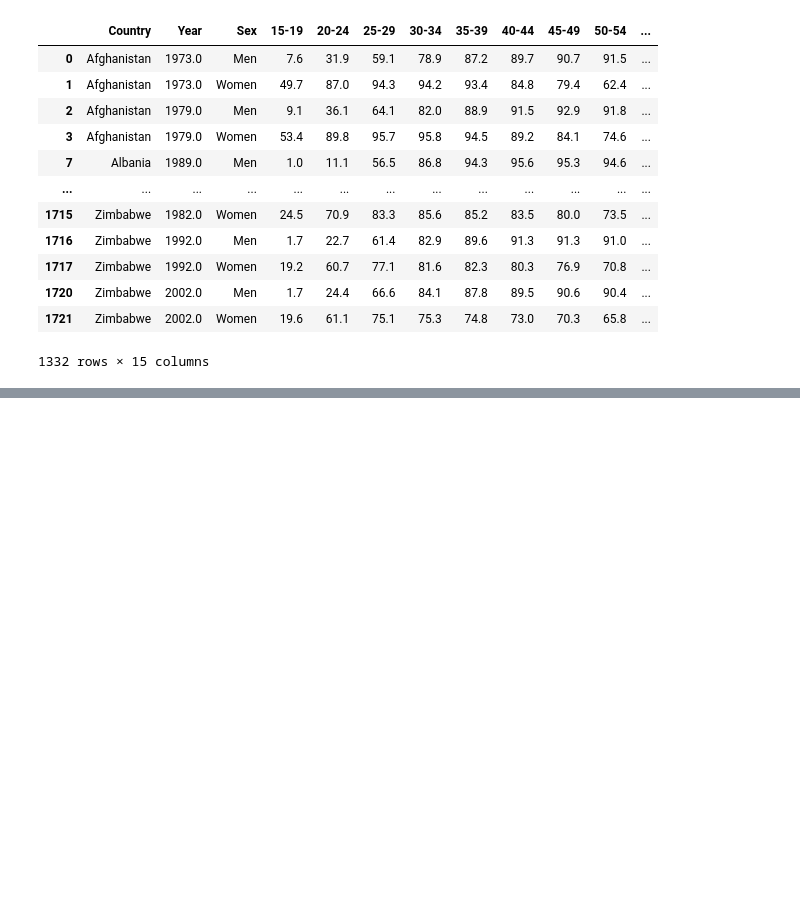
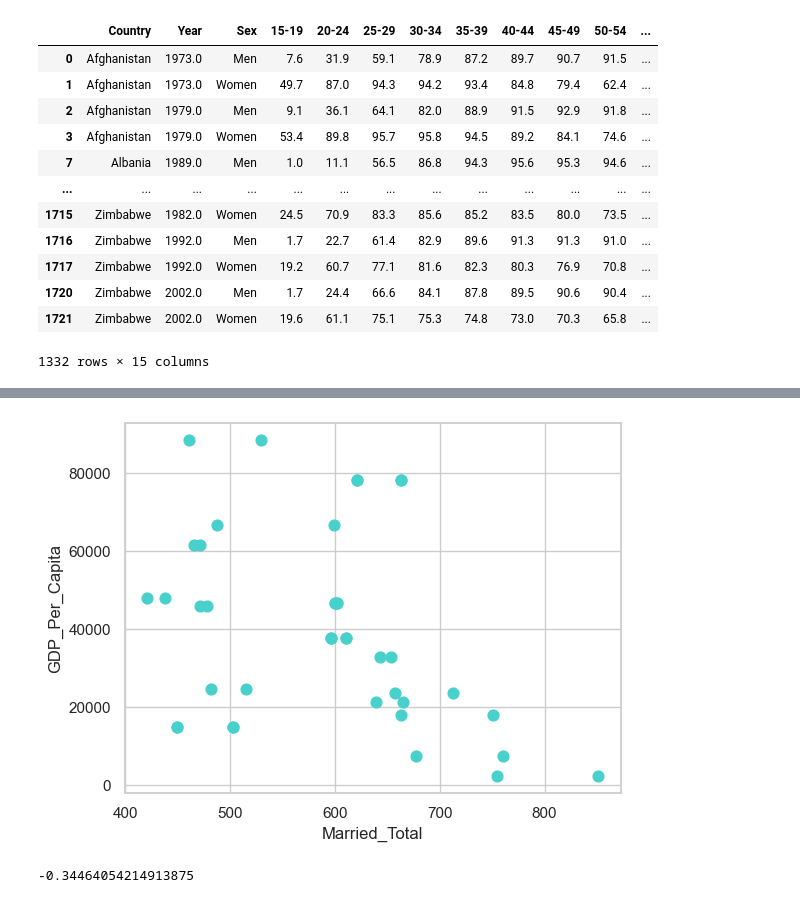
Before and after one commit to AlisonCG1/UN_practice_project, a Jupyter notebook: Notebooks/UN_DATA_EXPLORATION.ipynb, the cells around one changed output, grey strips where cells are left out. Cells and saved outputs as stored; diff of their text form; code cells hidden in the pictures; blank space fills up the shorter version.

```diff
--- a/Notebooks/UN_DATA_EXPLORATION.ipynb
+++ b/Notebooks/UN_DATA_EXPLORATION.ipynb
@@ -737,8 +853,8 @@ gdp_le
 # %%
 married_le = pd.merge(currently_married, gdp_le, on = ['Year', 'Country'],how='outer')
 # %%
-married_le = married_le.drop(columns = ['15-19', '20-24', '25-29', '30-34', '35-39', '40-44', '45-49', '50-54', '55-59', '60-64', '65+'])
-married_le
+#married_le = married_le.drop(columns = ['15-19', '20-24', '25-29', '30-34', '35-39', '40-44', '45-49', '50-54', '55-59', '60-64', '65+'])
+#married_le
 # %%
 married_le_2010 = married_le[married_le['Year']== '2010']
 married_le_2010
@@ -745,4 +875,8 @@ married_le_2010
 # %%
-married_le_2010.plot.scatter(x = 'Married Total', y = 'GDP_Per_Capita', s=60, c='mediumturquoise');
+married_le_2010.plot.scatter(x = 'Married_Total', y = 'GDP_Per_Capita', s=60, c='mediumturquoise');
+# %% [output]
+[figure, added]
 # %%
-print(married_le_2010['Married Total'].corr(married_le_2010['GDP_Per_Capita']))
+print(married_le_2010['Married_Total'].corr(married_le_2010['GDP_Per_Capita']))
+# %% [output]
+-0.34464054214913875
```
Also changed, not shown: parts of 15 cells of this notebook.
